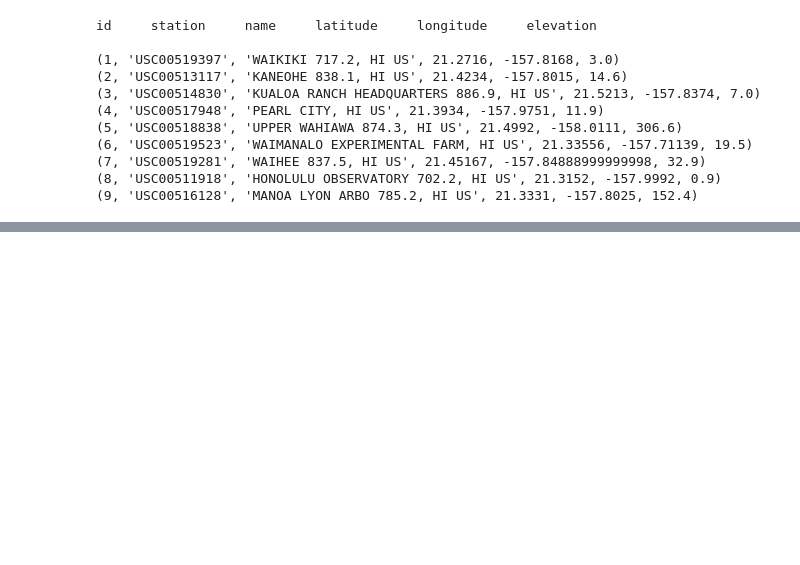
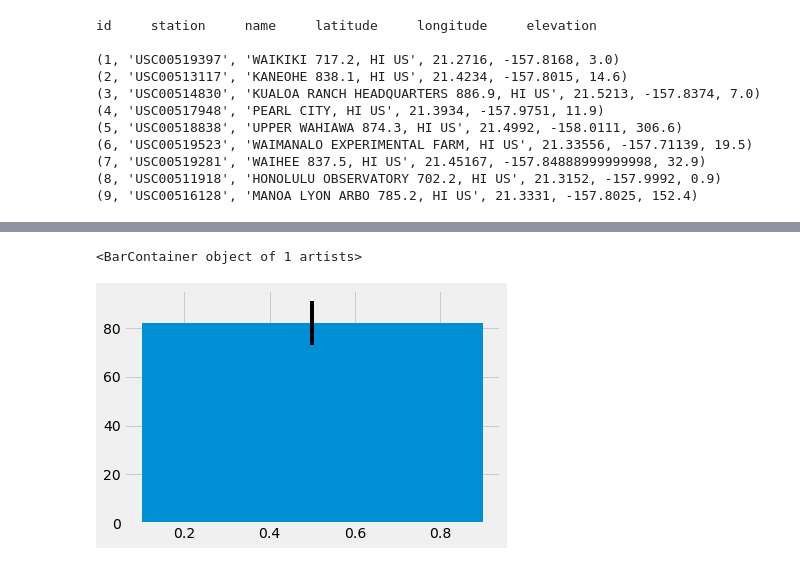
Before and after one commit to skhan4321/sql_alchemy_homework, a Jupyter notebook: climate_starter_working_copy.ipynb, the cells around one changed output, grey strips where cells are left out. Drawn from its saved outputs; the diff is of its cells as text; code cells hidden in the pictures; blank space fills up the shorter version.

```diff
--- a/climate_starter_working_copy.ipynb
+++ b/climate_starter_working_copy.ipynb
@@ -354,10 +400,19 @@ def calc_temps(start_date, end_date):
         TMIN, TAVE, and TMAX
     """
 
-    return session.query(func.min(Measurement.tobs), func.avg(Measurement.tobs), func.max(Measurement.tobs)).\
-        filter(Measurement.date >= start_date).filter(Measurement.date <= end_date).all()
+    return (
+        session.query(
+            func.min(Measurement.tobs),
+            func.avg(Measurement.tobs),
+            func.max(Measurement.tobs),
+        )
+        .filter(Measurement.date >= start_date)
+        .filter(Measurement.date <= end_date)
+        .all()
+    )
+
 
 # function usage example
-print(calc_temps('2012-02-28', '2012-03-05'))
+print(calc_temps("2012-02-28", "2012-03-05"))
 # %% [output]
 [(62.0, 69.57142857142857, 74.0)]
@@ -364,4 +425,7 @@ print(calc_temps('2012-02-28', '2012-03-05'))
 # %%
 # Use your previous function `calc_temps` to calculate the tmin, tavg, and tmax
 # for your trip using the previous year's data for those same dates.
+my_trip = calc_temps("2015-08-05", "2015-08-10")
+
+my_trip
 # %% [output]
@@ -369,5 +434,13 @@ print(calc_temps('2012-02-28', '2012-03-05'))
 # %%
 # Plot the results from your previous query as a bar chart.
 # Use "Trip Avg Temp" as your Title
 # Use the average temperature for the y value
 # Use the peak-to-peak (tmax-tmin) value as the y error bar (yerr)
+y = my_trip[0][2]
+x = .5
+yerror = y - my_trip[0][0]
+plt.bar(x, y, yerr = yerror)
+#plt.errorbar(x, y, yerr = yerror)
+# %% [output]
+<BarContainer object of 1 artists>
+[figure, added]
```
Also changed, not shown: parts of 11 cells of this notebook.
